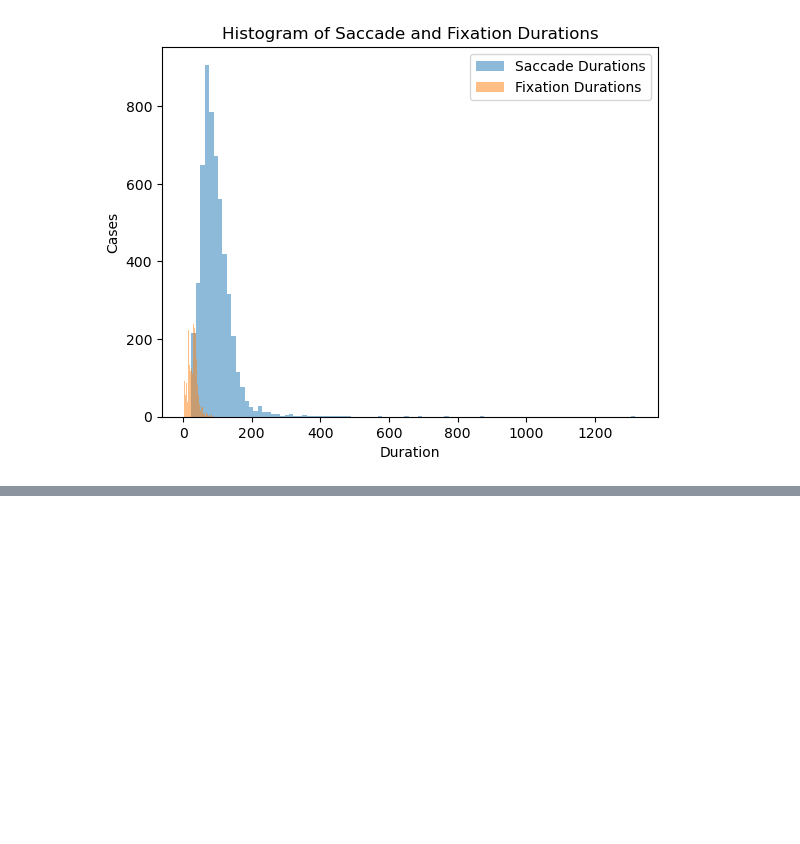
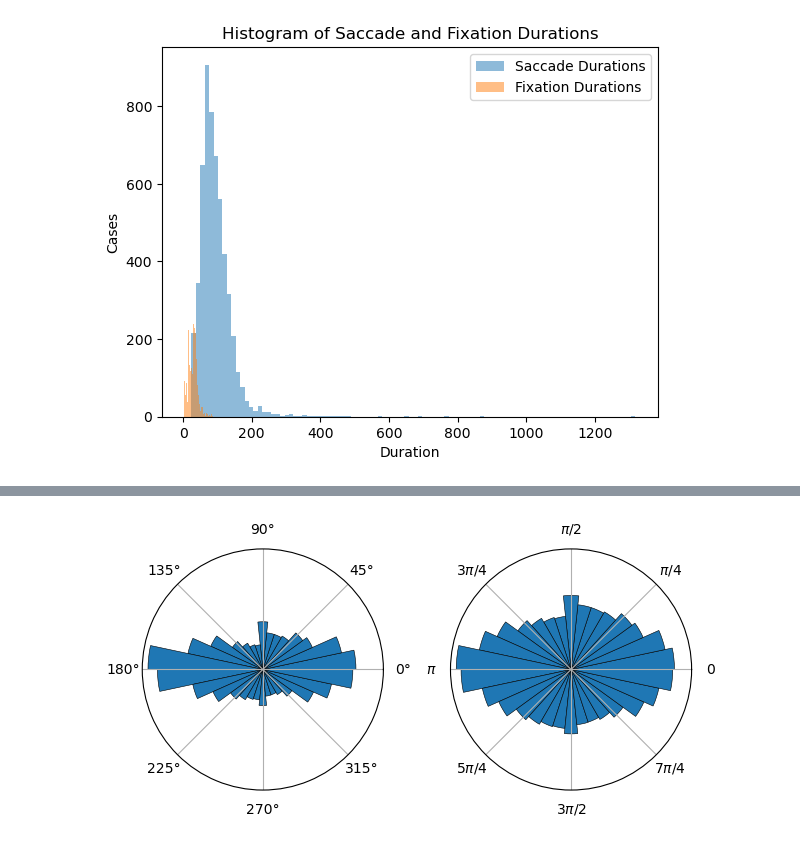
Before and after one commit to incubodac/EEGDECONV, a Jupyter notebook: MNEunfold.ipynb, the cells around one changed output, grey strips where cells are left out. Saved outputs shown, nothing was run; the diff lists cells and outputs as text; code cells hidden in the pictures; blank space fills up the shorter version.

```diff
--- a/MNEunfold.ipynb
+++ b/MNEunfold.ipynb
@@ -373,0 +418,12 @@ array([<Axes: title={'center': 'Subplot 1'}, xlabel='X1', ylabel='Y1'>,
+# %%
+
+angles0 = evts[ (evts['type']=='saccade')]['sac_angle']
+angles1 = np.random.uniform(0, 2*np.pi, size=1000)
+
+# Visualise with polar histogram
+fig, ax = plt.subplots(1, 2, subplot_kw=dict(projection='polar'))
+rose_plot(evts[ (evts['type']=='saccade')]['sac_angle'], angles0,density=False)
+rose_plot(ax[1], angles0, lab_unit="radians")
+fig.tight_layout()
+# %% [output]
+[figure, added]
```
Also changed, not shown: parts of 10 cells of this notebook, 1 other file.
